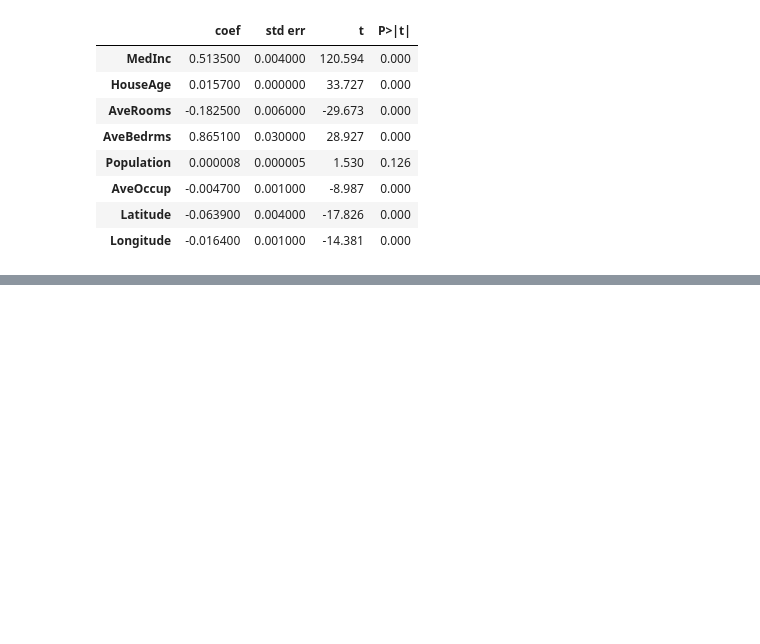
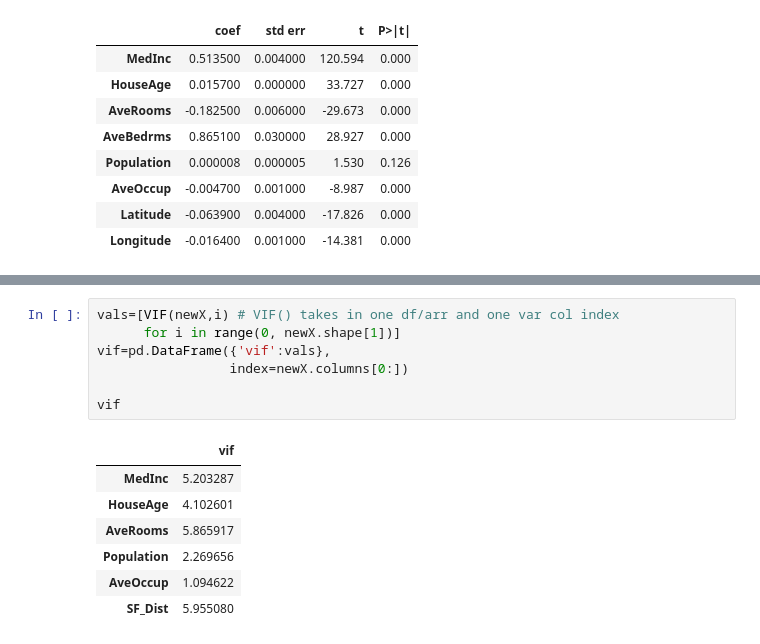
Before and after one commit to bwaalala05/summer-research-project, a Jupyter notebook: california-housing.ipynb, the cells around one changed output, grey strips where cells are left out. Drawn from its saved outputs; the diff is of its cells as text; blank space fills up the shorter version.

```diff
--- a/california-housing.ipynb
+++ b/california-housing.ipynb
@@ -79,0 +158,15 @@ strong multicollinearity or other numerical problems.
+# %%
+vals=[VIF(newX,i) # VIF() takes in one df/arr and one var col index
+      for i in range(0, newX.shape[1])]
+vif=pd.DataFrame({'vif':vals},
+                 index=newX.columns[0:])
+
+vif
+# %% [output]
+|  | vif |
+| MedInc | 5.203287 |
+| HouseAge | 4.102601 |
+| AveRooms | 5.865917 |
+| Population | 2.269656 |
+| AveOccup | 1.094622 |
+| SF_Dist | 5.955080 |
```
Also changed, not shown: parts of 10 cells of this notebook, 10 other files.
